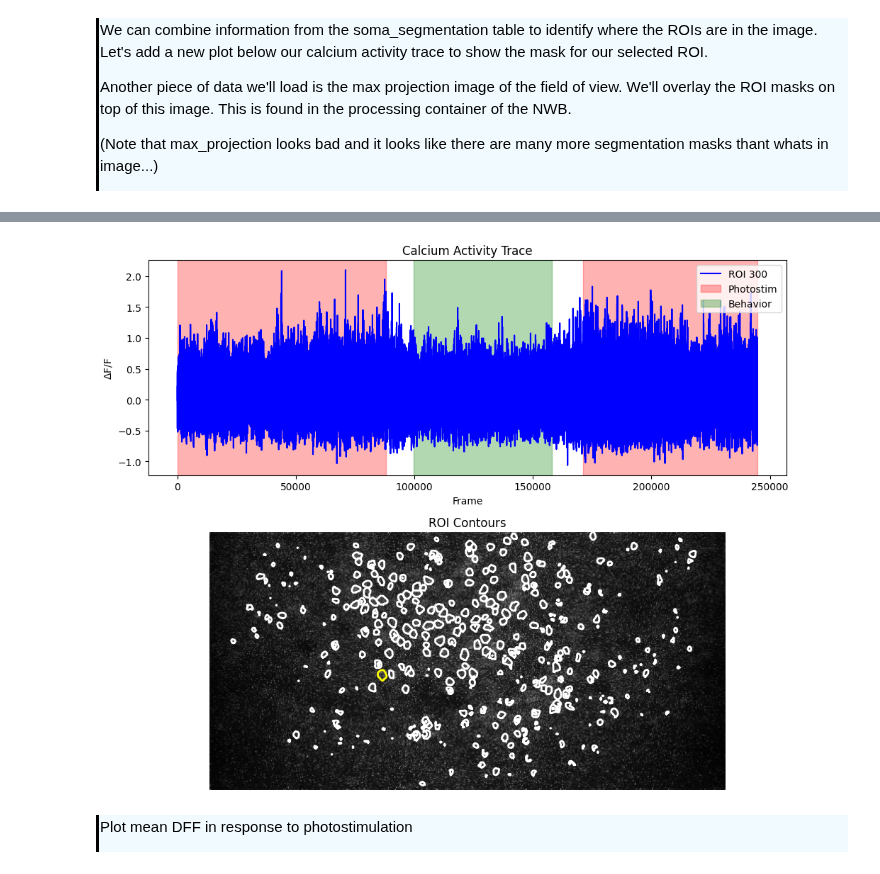
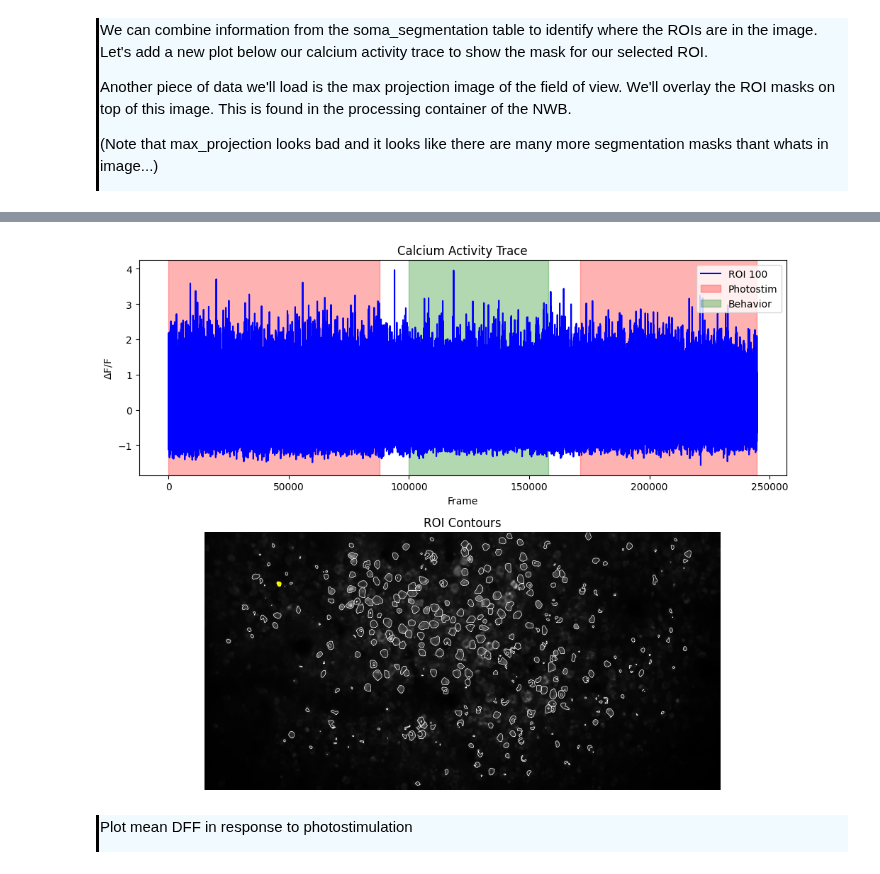
Before and after one commit to AllenNeuralDynamics/AIND-CNC-BCI-Workshop, a Jupyter notebook: code/load_data.ipynb, the cells around one changed output, grey strips where cells are left out. Drawn from its saved outputs; the diff is of its cells as text; code cells hidden in the pictures.

Commit message:
Edited datasets.json, load_data.ipynb

```diff
--- a/code/load_data.ipynb
+++ b/code/load_data.ipynb
@@ -64,5 +66,7 @@ The naming scheme for each data asset is as follows:
    772414 (subject id number) <br>
    2025-01-10_18-06-31 (experiment date (%Y-%m-%d %H:%M:%S)) <br>
 # %%
-session_name = metadata.name[34]
-session_name
+# session_name = metadata.name[3]
+# session_name
+
+session_name = 'single-plane-ophys_767715_2025-02-03_17-30-05'
@@ -485,18 +424,11 @@ image_segmentation
 
 After running suite2p to extract ROIs, an additional classifier is applied to the segmentations to classify somas vs dendrites. Let's filter and save both the dff array and image segmentation to contain only the ROI rows that pass soma detection (is_soma == 1)
 # %%
-# Filtering the image_segmentation table for somas
+# Filter the image_segmentation table for somas
 soma_segmentation = image_segmentation[image_segmentation.is_soma == 1].reset_index()
 
-# Appending rows from dff that correspond with soma rows in the image segmentation table
-
-soma_list = []
-
-for idx in range(0, len(image_segmentation)):
-    if image_segmentation['is_soma'][idx] == 1:
-        soma_list.append(dff[:, idx])
-
-soma_dff = np.column_stack(soma_list)
+# Filter the dff table for rows that pass soma detection
+soma_dff = dff[:, np.where(image_segmentation.is_soma == 1)[0]]
 # %% [markdown]
 <div style="border-left: 3px solid #000; padding: 1px; padding-left: 10px; background: #F0FAFF; ">
 
@@ -514,42 +440,46 @@ plt.imshow(image, cmap='gray')
 # %%
 # Parameters
-ROI = 300
-image = nwbfile.processing["processed"].data_interfaces["images"].images["max_projection"].data[:]  # shape: (H, W)
+
+# Select new ROI
+ROI = 100
+
+# Image data for FOV
+image = nwbfile.processing["processed"].data_interfaces["images"].images["average_projection"].data[:]  # shape: (H, W)
 
 # Create figure with two vertically stacked plots
 fig, (ax1, ax2) = plt.subplots(2, 1, figsize=(10, 8), height_ratios=[1, 1.2])
 
 # Top: Calcium trace plot
 ax1.plot(soma_dff[:, ROI], label=f'ROI {ROI}', color='blue')
 
 # Add shaded regions
 ax1.axvspan(photostim_start, photostim_stop, color='red', alpha=0.3, label='Photostim')
 ax1.axvspan(behavior_start, behavior_stop, color='green', alpha=0.3, label='Behavior')
 ax1.axvspan(photostim_post_start, photostim_post_stop, color='red', alpha=0.3)
 
 ax1.set_ylabel(r'$\Delta$F/F')
 ax1.set_xlabel('Frame')
 ax1.set_title('Calcium Activity Trace')
 ax1.legend(loc='upper right')
 
 # Bottom: Grayscale image with ROI contours
 ax2.imshow(image, cmap='gray')
 ax2.set_title('ROI Contours')
 ax2.axis('off')
 
 # Overlay ROI contours
 for i, mask in enumerate(soma_segmentation.image_mask):
     mask_array = np.array(mask)
     contours = measure.find_contours(mask_array, level=0.5)
     for contour in contours:
         color = 'yellow' if i == ROI else 'white'
-        linewidth = 2.0 if i == ROI else 2
+        linewidth = 2.0 if i == ROI else 0.5
         ax2.plot(contour[:, 1], contour[:, 0], color=color, linewidth=linewidth)
 
 plt.tight_layout()
 plt.show()
 # %% [output]
-[figure, old version]
+[figure, new version]
 # %%
 # stopping here for now
 # %%
```
Also changed, not shown: parts of 12 cells of this notebook, 1 other file.
